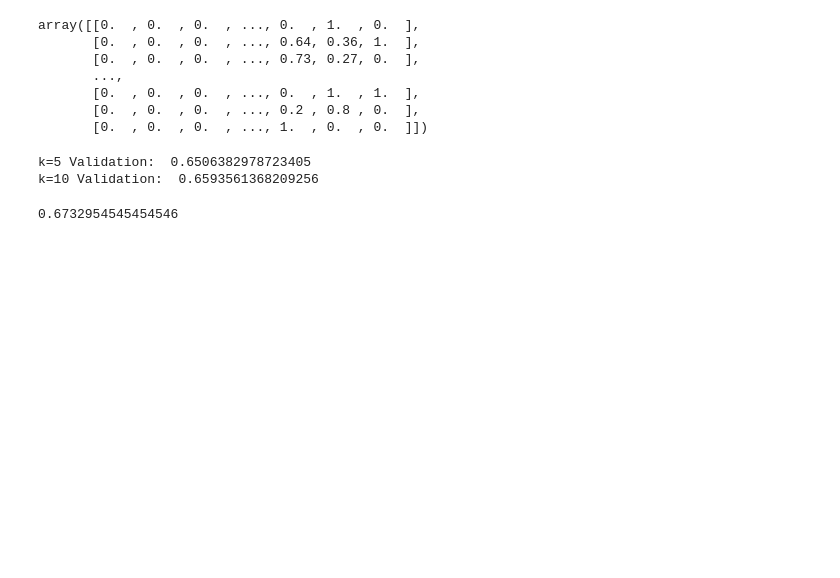
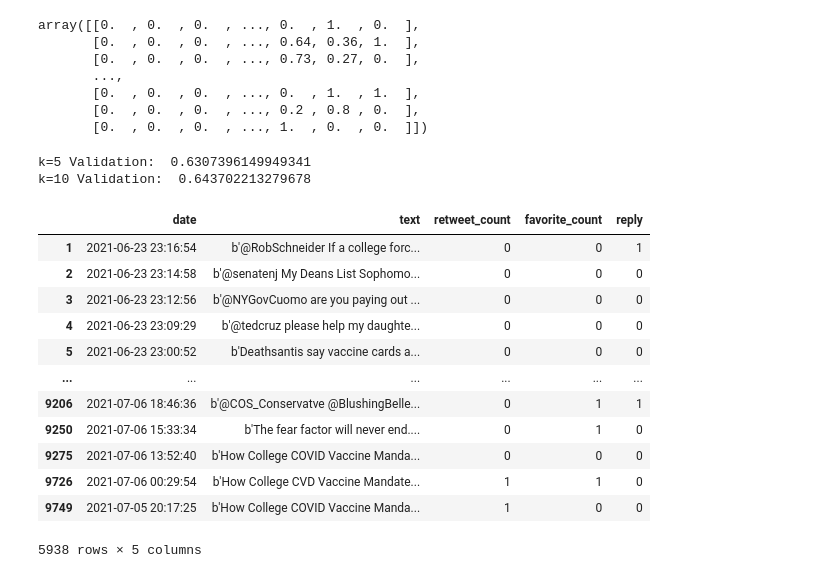
Before and after one commit to darrenlingit/BDSI2021DataMining1, a Jupyter notebook: Code/Random Forest.ipynb, the cells around one changed output. Saved outputs shown, nothing was run; the diff lists cells and outputs as text; code cells hidden in the pictures; blank space fills up the shorter version.

```diff
--- a/Code/Random Forest.ipynb
+++ b/Code/Random Forest.ipynb
@@ -191,33 +228,51 @@ array([[0.  , 0.  , 0.  , ..., 0.  , 1.  , 0.  ],
 np.savetxt("../Data/term_matrix_sentiment_va.csv", csv_output, delimiter=",")
 # %%
 # only tokens (words), no sentiment
-features = vectorizer.fit_transform(process_tweets).toarray() # document term matrix w/ frequencies, our "features", the words
+features = vectorizer.fit_transform(tweet_label["clean_text"]).toarray() # document term matrix w/ frequencies, our "features", the words
 manlabels = np.array(tweet_label["vader_match"]) # our manual labels
 
-# validation for k=5
+# validation for k=5 and k=10 comparison
 print("k=5 Validation: ", kfold_forest_validation(features, manlabels, k=5))
 print("k=10 Validation: ", kfold_forest_validation(features, manlabels, k=10))
 # %% [output]
-k=5 Validation:  0.6506382978723405
-k=10 Validation:  0.6593561368209256
+k=5 Validation:  0.6307396149949341
+k=10 Validation:  0.643702213279678
 # %%
-# Random testing, k nearest neighbor test with only sentiment values, can ignore
-vader_positive = np.reshape(tweet_label["positive"].to_numpy(), (len(tweet_label["positive"]), 1)) # vader positive sentiment
-vader_negative = np.reshape(tweet_label["negative"].to_numpy(), (len(tweet_label["negative"]), 1)) # vader positive sentiment
-vader_sentiments = np.append(vader_positive, vader_negative, 1)
+# # Random testing, k nearest neighbor test with only sentiment values, can ignore
+# vader_positive = np.reshape(tweet_label["positive"].to_numpy(), (len(tweet_label["positive"]), 1)) # vader positive sentiment
+# vader_negative = np.reshape(tweet_label["negative"].to_numpy(), (len(tweet_label["negative"]), 1)) # vader positive sentiment
+# vader_sentiments = np.append(vader_positive, vader_negative, 1)
 
-knn = neighbors.KNeighborsClassifier(n_neighbors = 5) #arbitarily chose 5
-k_fold = KFold(n_splits = 4, shuffle=False)
+# knn = neighbors.KNeighborsClassifier(n_neighbors = 5) #arbitarily chose 5
+# k_fold = KFold(n_splits = 4, shuffle=False)
 
-knn_list = []
+# knn_list = []
 
-for k, (train, test) in enumerate(k_fold.split(vader_sentiments)):
-    # k-nearest neighbors
-    knn.fit(vader_sentiments[train], manlabels[train]) # fitting NN with features and labels
-    knn_pred = knn.predict(vader_sentiments[test]) # using trained data and features to fit test data
-    knn_acc = (knn_pred==manlabels[test]).sum() / test.size # proportion of correctly predicted labels, accuracy
-    knn_list.append(knn_acc)
+# for k, (train, test) in enumerate(k_fold.split(vader_sentiments)):
+#     # k-nearest neighbors
+#     knn.fit(vader_sentiments[train], manlabels[train]) # fitting NN with features and labels
+#     knn_pred = knn.predict(vader_sentiments[test]) # using trained data and features to fit test data
+#     knn_acc = (knn_pred==manlabels[test]).sum() / test.size # proportion of correctly predicted labels, accuracy
+#     knn_list.append(knn_acc)
 
-np.mean(knn_list)
+# np.mean(knn_list)
-# %% [output]
-0.6732954545454546
+# %%
+# reading in data
+alltweet = pd.read_csv("../Data/all_tweet_data.csv")
+alltweet = alltweet.drop_duplicates(subset=["text"], keep='first') # remove duplicate tweets
+alltweet = alltweet[~alltweet["text"].str.contains("Pin Code")] # remove tweets that have "Pin Code"
+alltweet
+# %% [output]
+|  | date | text | retweet_count | favorite_count | reply |
+| 1 | 2021-06-23 23:16:54 | b'@RobSchneider If a college forc... | 0 | 0 | 1 |
+| 2 | 2021-06-23 23:14:58 | b'@senatenj My Deans List Sophomo... | 0 | 0 | 0 |
+| 3 | 2021-06-23 23:12:56 | b'@NYGovCuomo are you paying out ... | 0 | 0 | 0 |
+| 4 | 2021-06-23 23:09:29 | b'@tedcruz please help my daughte... | 0 | 0 | 0 |
+| 5 | 2021-06-23 23:00:52 | b'Deathsantis say vaccine cards a... | 0 | 0 | 0 |
+| ... | ... | ... | ... | ... | ... |
+| 9206 | 2021-07-06 18:46:36 | b'@COS_Conservatve @BlushingBelle... | 0 | 1 | 1 |
+| 9250 | 2021-07-06 15:33:34 | b'The fear factor will never end.... | 0 | 1 | 0 |
+| 9275 | 2021-07-06 13:52:40 | b'How College COVID Vaccine Manda... | 0 | 0 | 0 |
+| 9726 | 2021-07-06 00:29:54 | b'How College CVD Vaccine Mandate... | 1 | 1 | 0 |
+| 9749 | 2021-07-05 20:17:25 | b'How College COVID Vaccine Manda... | 1 | 0 | 0 |
+5938 rows × 5 columns
```
Also changed, not shown: parts of 15 cells of this notebook, 1 other file.
